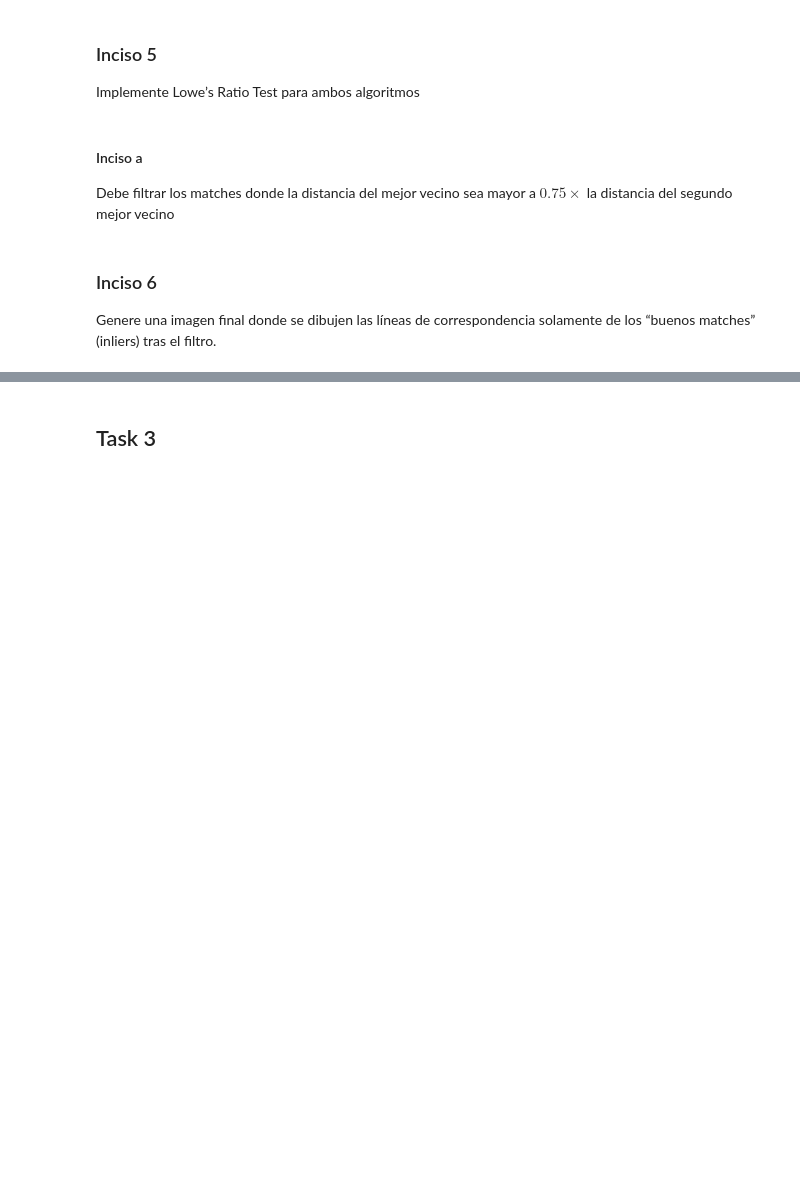
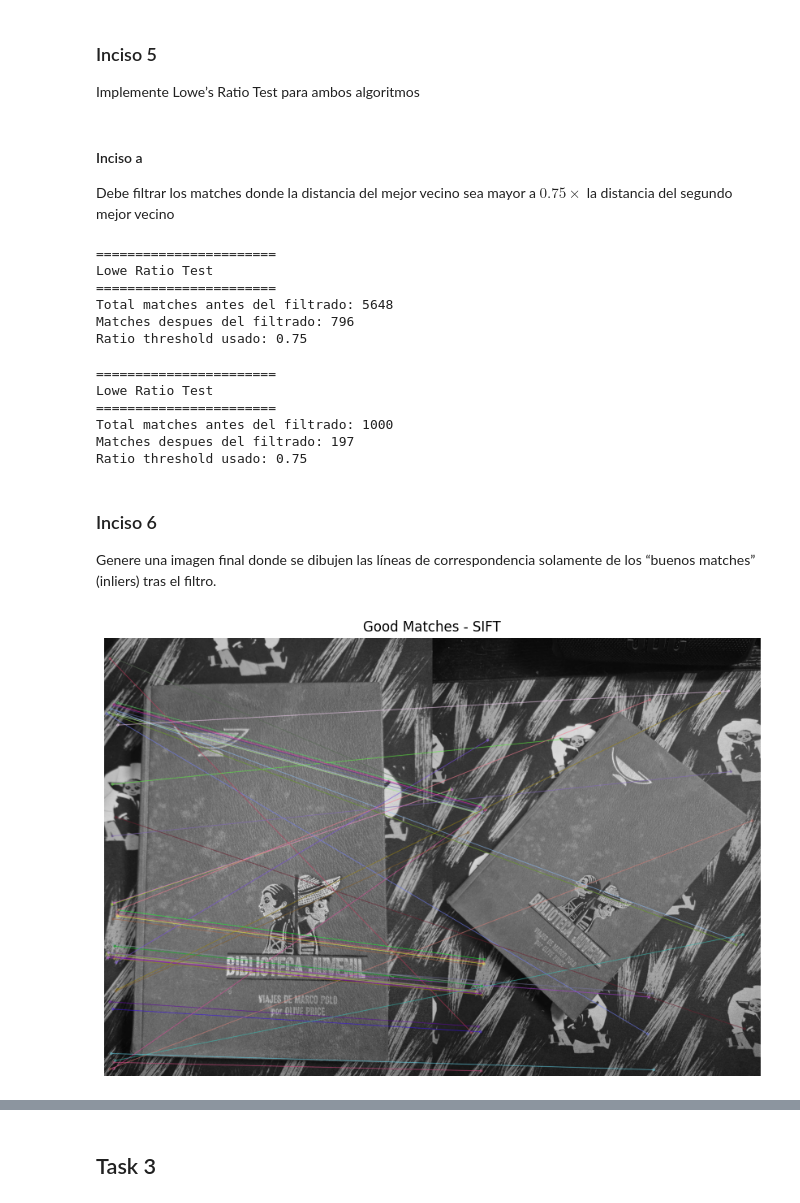
Before and after one commit to JosueSay/intro-to-computer-vision, a Jupyter notebook: labs/lab3/lab3.ipynb, the cells around one changed output, grey strips where cells are left out. Drawn from its saved outputs; the diff is of its cells as text; code cells hidden in the pictures; blank space fills up the shorter version.

```diff
--- a/labs/lab3/lab3.ipynb
+++ b/labs/lab3/lab3.ipynb
@@ -419,7 +682,71 @@ Implemente Lowe’s Ratio Test para ambos algoritmos
 #### Inciso a
 
 Debe filtrar los matches donde la distancia del mejor vecino sea mayor a $0.75 \times$ la distancia del segundo mejor vecino
+# %%
+good_matches_sift = applyLowesRatioTest(
+    knn_matches_sift,
+    ratio_threshold=0.75,
+    show_logs=True
+)
+# %% [output]
+=======================
+Lowe Ratio Test
+=======================
+Total matches antes del filtrado: 5648
+Matches despues del filtrado: 796
+Ratio threshold usado: 0.75
+# %%
+good_matches_orb = applyLowesRatioTest(
+    knn_matches_orb,
+    ratio_threshold=0.75,
+    show_logs=True
+)
+# %% [output]
+=======================
+Lowe Ratio Test
+=======================
+Total matches antes del filtrado: 1000
+Matches despues del filtrado: 197
+Ratio threshold usado: 0.75
 # %% [markdown]
 ### Inciso 6
 
 Genere una imagen final donde se dibujen las líneas de correspondencia solamente de los “buenos matches” (inliers) tras el filtro.
+# %%
+def drawGoodMatches(
+    image_1_gray,
+    keypoints_1,
+    image_2_gray,
+    keypoints_2,
+    good_matches,
+    title="Good Matches",
+    max_matches_to_draw=50
+):
+    matches_to_draw = good_matches[:max_matches_to_draw]
+
+    matched_image = cv2.drawMatches(
+        image_1_gray,
+        keypoints_1,
+        image_2_gray,
+        keypoints_2,
+        matches_to_draw,
+        None,
+        flags=cv2.DrawMatchesFlags_NOT_DRAW_SINGLE_POINTS
+    )
+
+    plt.figure(figsize=(14, 7))
+    plt.imshow(matched_image, cmap="gray")
+    plt.title(title)
+    plt.axis("off")
+    plt.show()
+# %%
+drawGoodMatches(
+    image_1_gray=img1Gray,
+    keypoints_1=kp1,
+    image_2_gray=img2Gray,
+    keypoints_2=kp2,
+    good_matches=good_matches_sift,
+    title="Good Matches - SIFT"
+)
+# %% [output]
+[figure, added]
```
Also changed, not shown: parts of 14 cells of this notebook.
